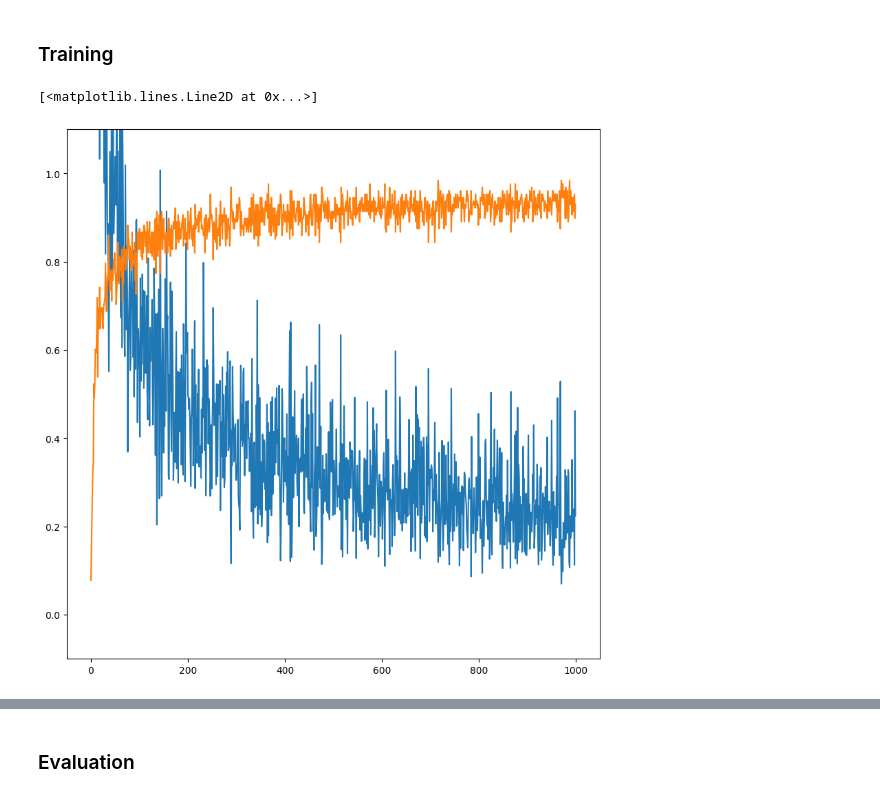
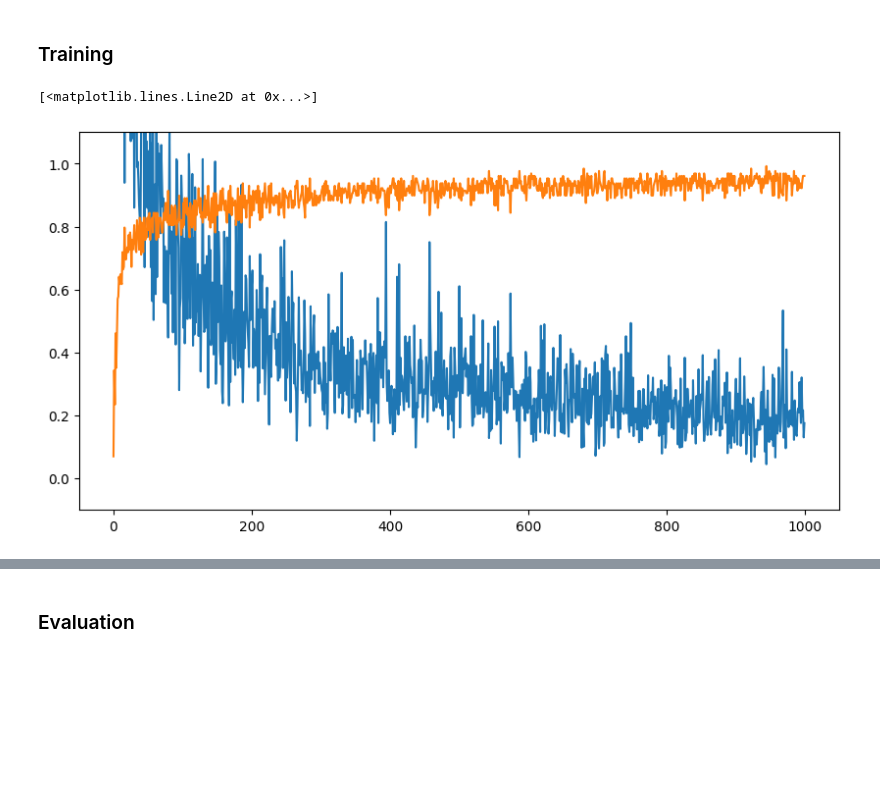
Before and after one commit to erirosv/notebboks, a Jupyter notebook: mnist_scratch.ipynb, the cells around one changed output, grey strips where cells are left out. Drawn from its saved outputs; the diff is of its cells as text; code cells hidden in the pictures; blank space fills up the shorter version.

```diff
--- a/mnist_scratch.ipynb
+++ b/mnist_scratch.ipynb
@@ -95,31 +95,32 @@ for i in (t := trange(1000)):
 
     model.zero_grad()
     out = model(X)
     cat = torch.argmax(out, dim=1)
 
     # getting the accuracy
     accuracy = (cat == Y).float().mean()
 
     # getting loss
     loss = loss_funtion(out, Y)
     loss = loss.mean()
     loss.backward()
 
     # optimizer - execute step by step
     optimizer.step()
 
     # getting loss and accuracy and appending them to list repectivly
     loss, accuracy = loss.item(), accuracy.item()
     losses.append(loss)
     accuracies.append(accuracy)
 
     # printing result
     t.set_description("loss %.3f accuracy %.3f" % (loss, accuracy))
 
 # printing the data
+figsize(10,5)
 plt.ylim(-0.1, 1.1)
 plot(losses)
 plot(accuracies)
 # %% [output]
 [<matplotlib.lines.Line2D at 0x...>]
-[figure, old version]
+[figure, new version]
```
Also changed, not shown: parts of 12 cells of this notebook.
